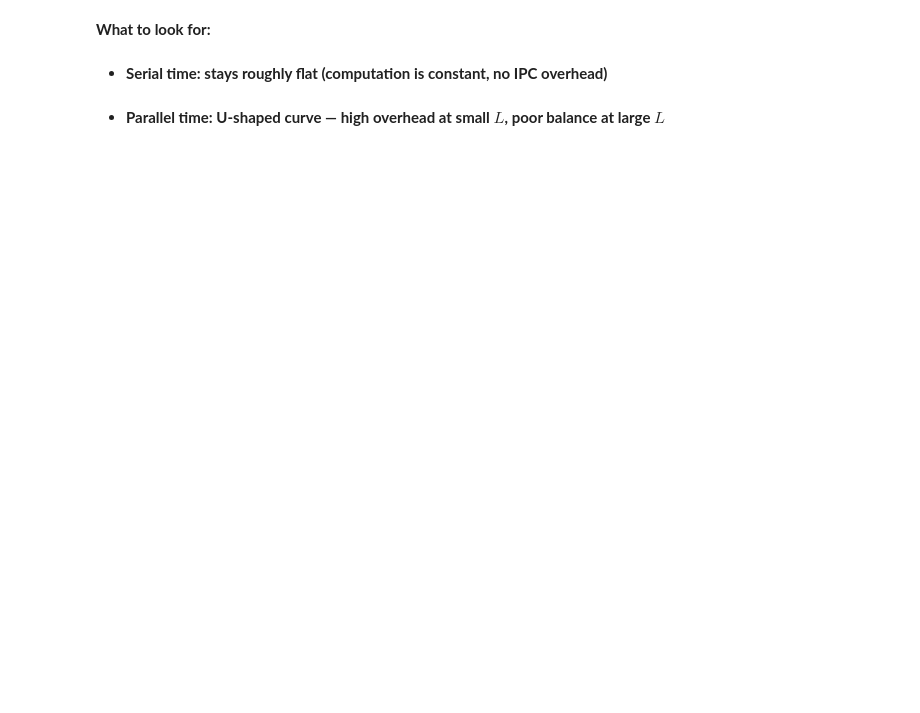
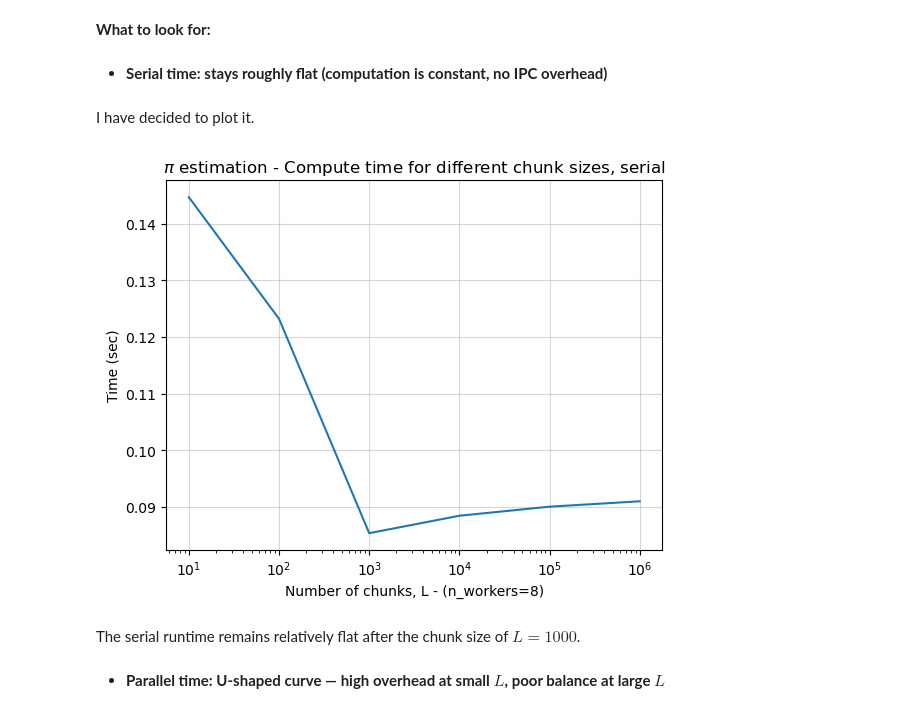
Before and after one commit to NDS8-TCP/nsc-mikkel, a Jupyter notebook: l05_exercises.ipynb, the cells around one changed output. Cells and saved outputs as stored; diff of their text form; code cells hidden in the pictures; blank space fills up the shorter version.

Commit message:
l05: exercise 1 done

```diff
--- a/l05_exercises.ipynb
+++ b/l05_exercises.ipynb
@@ -59,5 +75,45 @@ if __name__ == '__main__':
 ****What to look for:****
 # %% [markdown]
 - **Serial time: stays roughly flat (computation is constant, no IPC overhead)**
+# %% [markdown]
+I have decided to plot it.
+# %%
+from pathlib import Path
+import matplotlib.pyplot as plt
+import numpy as np
+
+total_work = 1_000_000
+chunk_sizes = [10, 100, 1_000, 10_000, 100_000, 1_000_000]
+n_proc = os.cpu_count() // 2
+
+def exercise1_compute():
+    times_serial = []
+    times_parallel = []
+    for L in chunk_sizes:
+        t_ser, _ = test_granularity(total_work, L, n_proc=1)
+        t_par, _ = test_granularity(total_work, L, n_proc=n_proc)
+        times_serial.append(t_ser)
+        times_parallel.append(t_par)
+    return times_serial, times_parallel
+
+ex1_file = Path("l05_ex1_res.npz")
+if not ex1_file.exists():
+    serial, parallel = exercise1_compute()
+    np.savez(ex1_file, serial=serial, parallel=parallel)
+# %%
+times_serial = np.load(ex1_file)["serial"]
+
+plt.plot(chunk_sizes, times_serial)
+plt.xlabel(f"Number of chunks, L - (n_workers={n_proc})")
+plt.xscale("log")
+plt.ylabel("Time (sec)")
+plt.grid(alpha=0.5)
+plt.title(r"$\pi$ estimation - Compute time for different chunk sizes, serial")
+
+plt.show()
+# %% [output]
+[figure, added]
+# %% [markdown]
+The serial runtime remains relatively flat after the chunk size of $L=1000$.
 # %% [markdown]
 - **Parallel time: U-shaped curve — high overhead at small $L$, poor balance at large $L$**
```
Also changed, not shown: parts of 9 cells of this notebook, 1 other file.
